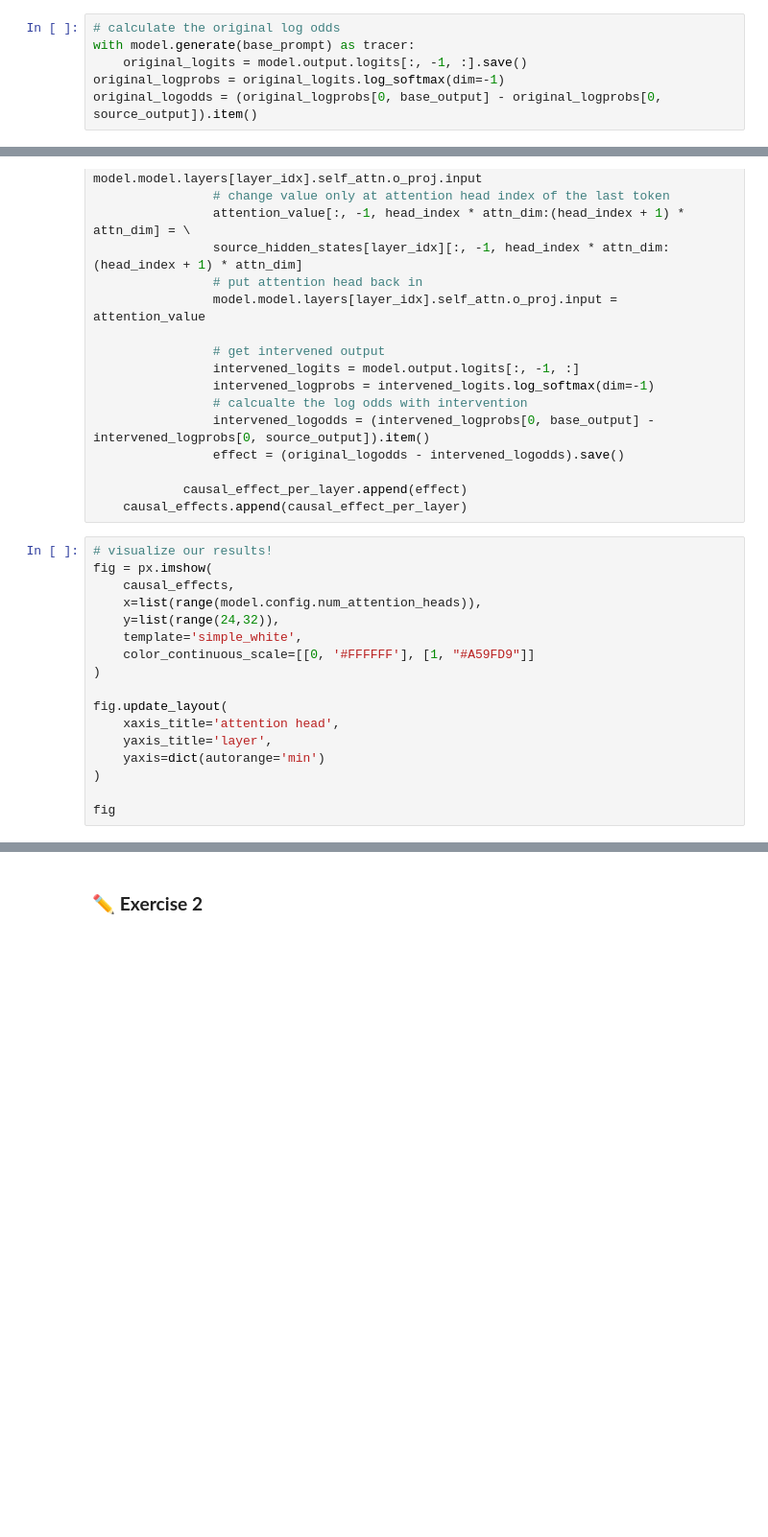
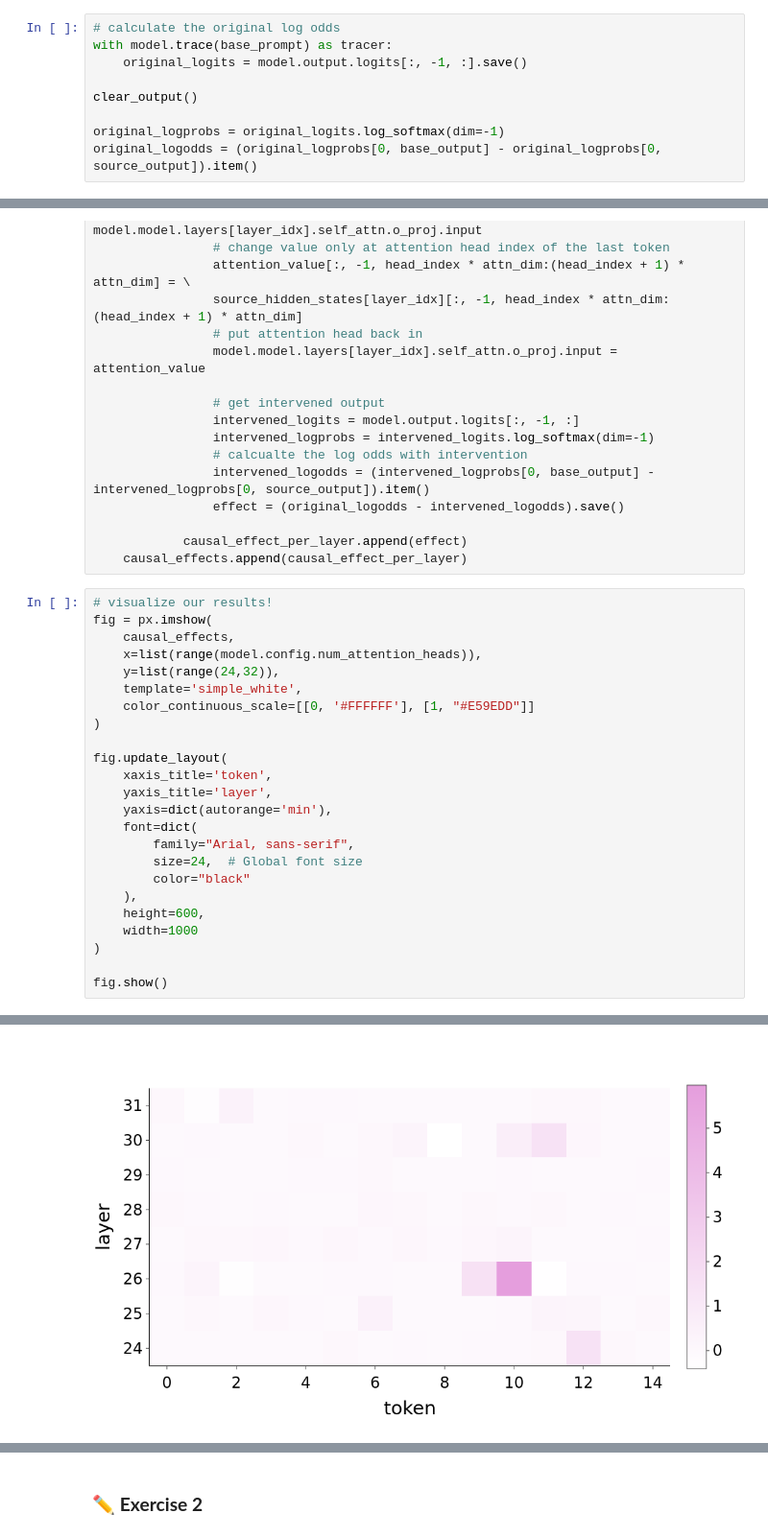
Before and after one commit to cs221m/cs221m-course, a Jupyter notebook: 06_causal_mediation_analysis.ipynb, the cells around one changed output, grey strips where cells are left out. Shown at 96% size. Cells and saved outputs as stored; diff of their text form; blank space fills up the shorter version.

```diff
--- a/06_causal_mediation_analysis.ipynb
+++ b/06_causal_mediation_analysis.ipynb
@@ -339,7 +403,10 @@ base_output = model.tokenizer(" "+base_next_word.strip())["input_ids"][0] # incl
 source_output = model.tokenizer(" "+source_next_word.strip())["input_ids"][0] # includes a space
 # %%
 # calculate the original log odds
-with model.generate(base_prompt) as tracer:
+with model.trace(base_prompt) as tracer:
     original_logits = model.output.logits[:, -1, :].save()
+
+clear_output()
+
 original_logprobs = original_logits.log_softmax(dim=-1)
 original_logodds = (original_logprobs[0, base_output] - original_logprobs[0, source_output]).item()
@@ -392,14 +457,21 @@ fig = px.imshow(
     x=list(range(model.config.num_attention_heads)),
     y=list(range(24,32)),
     template='simple_white',
-    color_continuous_scale=[[0, '#FFFFFF'], [1, "#A59FD9"]]
+    color_continuous_scale=[[0, '#FFFFFF'], [1, "#E59EDD"]]
 )
 
 fig.update_layout(
-    xaxis_title='attention head',
+    xaxis_title='token',
     yaxis_title='layer',
-    yaxis=dict(autorange='min')
+    yaxis=dict(autorange='min'),
+    font=dict(
+        family="Arial, sans-serif",
+        size=24,  # Global font size
+        color="black"
+    ),
+    height=600,
+    width=1000
 )
 
-fig
+fig.show()
 # %% [output]
@@ -407 +478,2 @@ fig
+[figure, added]
 # %% [markdown]
```
Also changed, not shown: parts of 113 cells of this notebook, 3 other files.
